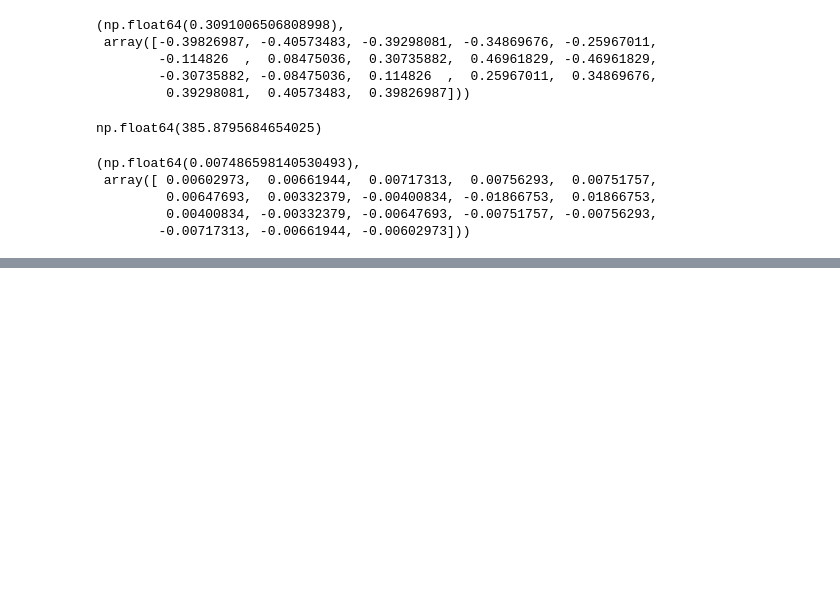
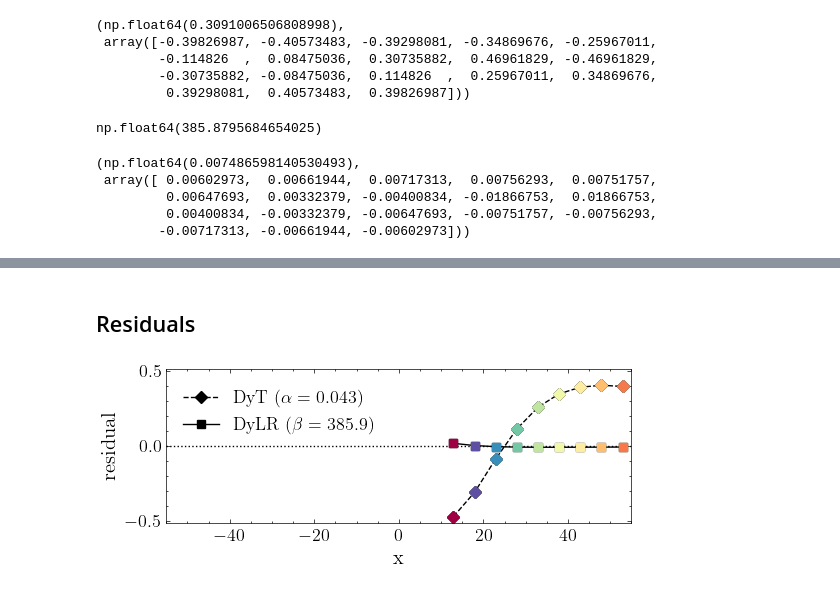
Before and after one commit to flxst/dynamic-activation-functions, a Jupyter notebook: experiments.ipynb, the cells around one changed output, grey strips where cells are left out. Cells and saved outputs as stored; diff of their text form; code cells hidden in the pictures; blank space fills up the shorter version.

```diff
--- a/experiments.ipynb
+++ b/experiments.ipynb
@@ -327,3 +323,5 @@ data = {
+# %%
+mean_abs_residual, residuals = {}, {}
 # %%
 def fit_dyt(_x, alpha):
     return dyt(_x, 100-1, alpha)
@@ -373,0 +372,2 @@ LAST POINT: i = 9, y=9.329358707833212
+# %% [markdown]
+## Residuals
@@ -373,0 +424,4 @@ LAST POINT: i = 9, y=9.329358707833212
+# %%
+plot_residuals(data, mean_abs_residual, residuals, savefig=True)
+# %% [output]
+[figure, added]
```
Also changed, not shown: parts of 20 cells of this notebook, 9 other files.
